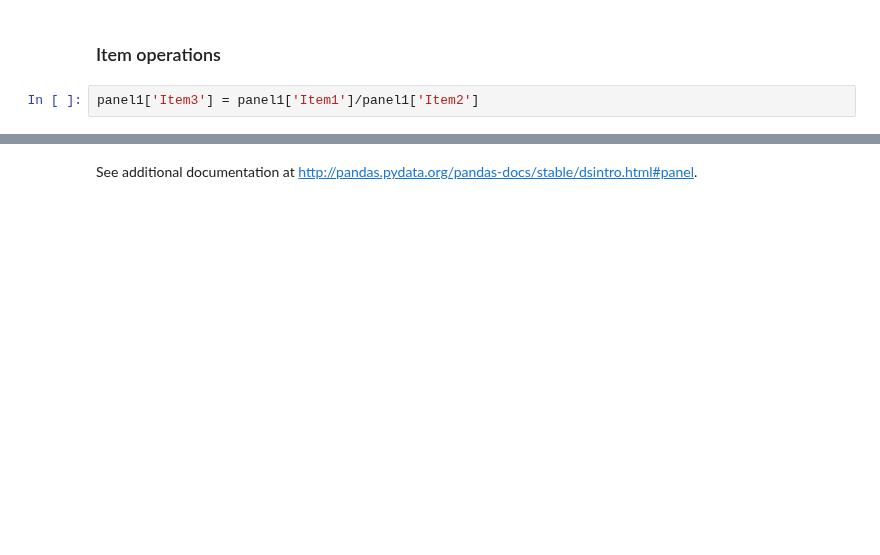
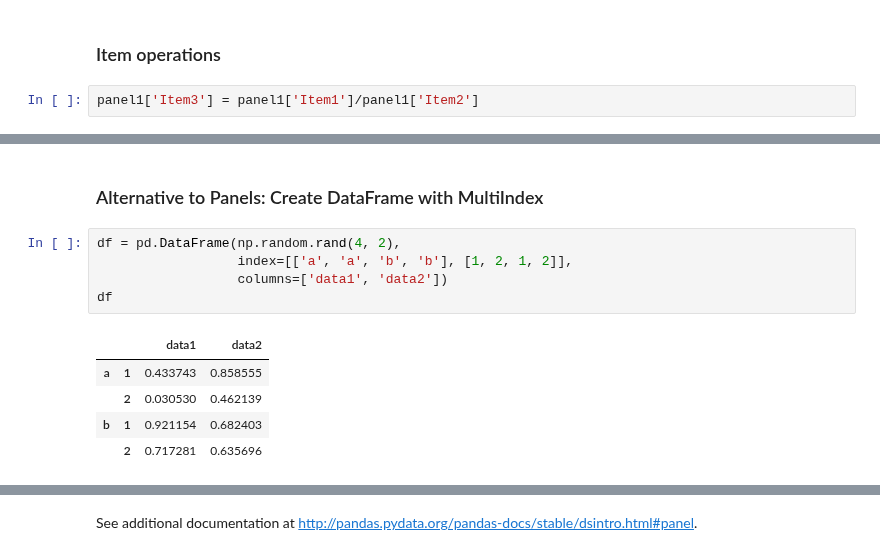
Before and after one commit to cuttlefishh/python-for-data-analysis, a Jupyter notebook: lessons/lesson18.ipynb, the cells around one changed output, grey strips where cells are left out. Cells and saved outputs as stored; diff of their text form; blank space fills up the shorter version.

```diff
--- a/lessons/lesson18.ipynb
+++ b/lessons/lesson18.ipynb
@@ -526,0 +527,13 @@ panel1['Item3']
+# %% [markdown]
+### Alternative to Panels: Create DataFrame with MultiIndex
+# %%
+df = pd.DataFrame(np.random.rand(4, 2),
+                  index=[['a', 'a', 'b', 'b'], [1, 2, 1, 2]],
+                  columns=['data1', 'data2'])
+df
+# %% [output]
+|  |  | data1 | data2 |
+| a | 1 | 0.433743 | 0.858555 |
+|  | 2 | 0.030530 | 0.462139 |
+| b | 1 | 0.921154 | 0.682403 |
+|  | 2 | 0.717281 | 0.635696 |
```
Also changed, not shown: parts of 14 cells of this notebook.
